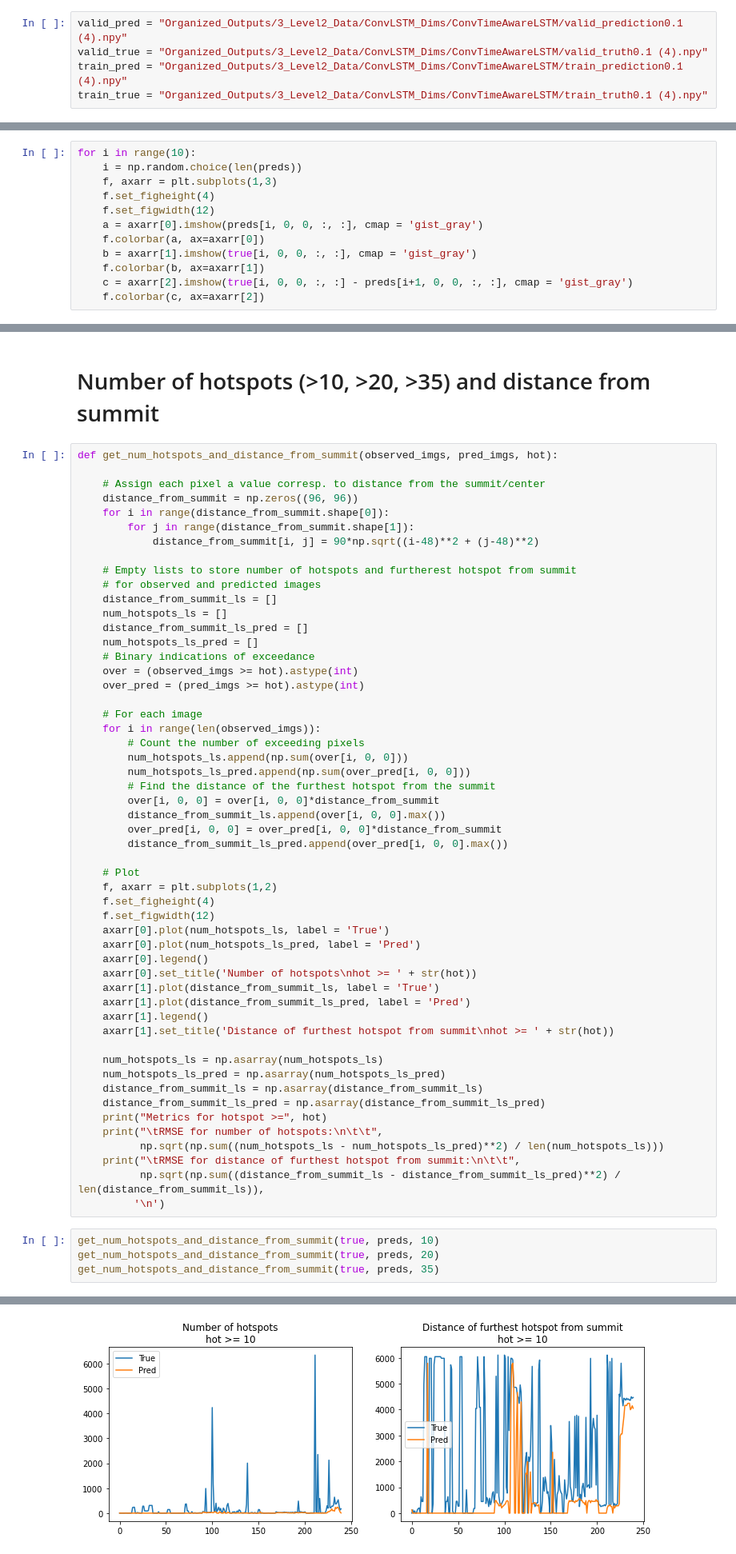
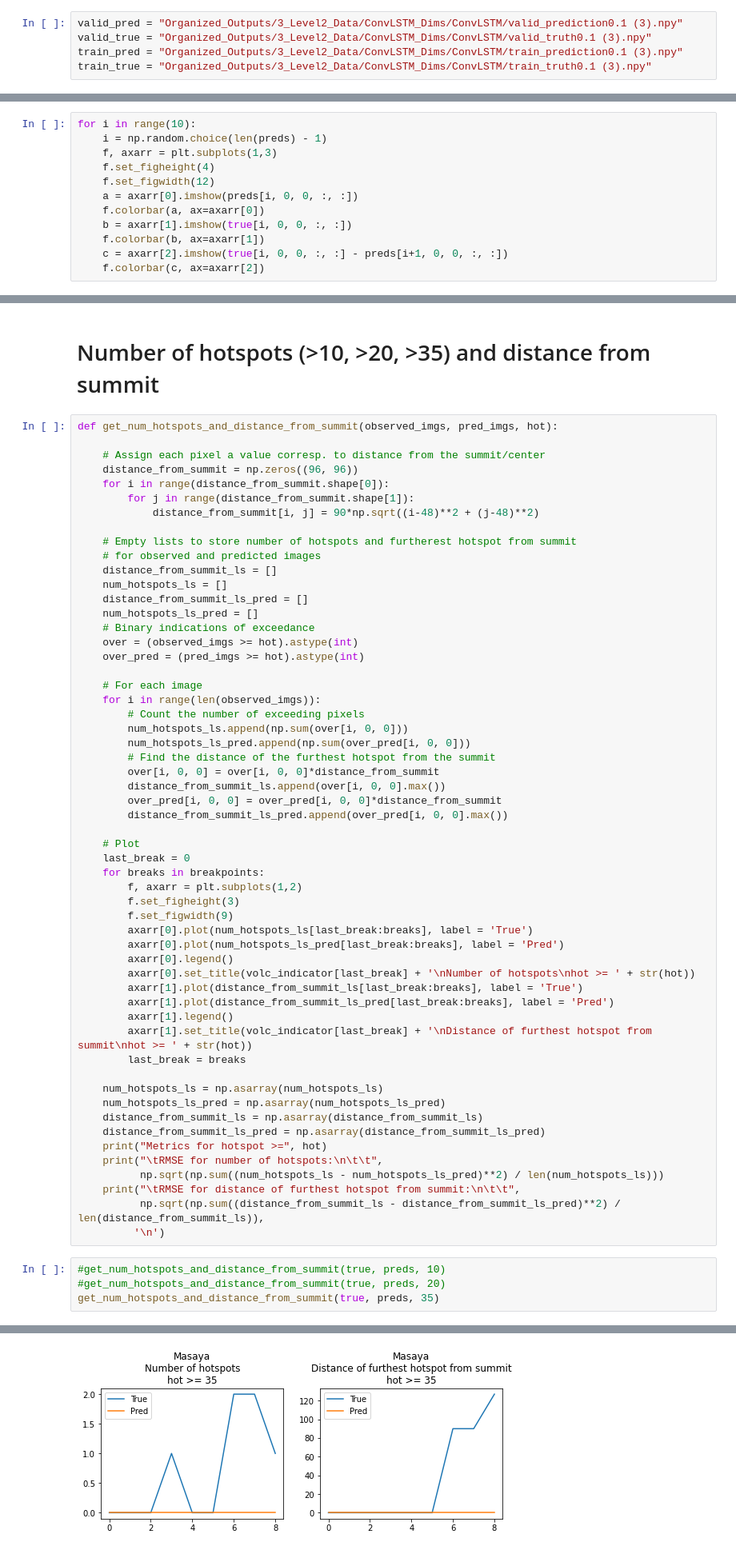
Before and after one commit to jdiaz4302/VolcanoesIR, a Jupyter notebook: 999_Analyze_Results.ipynb, the cells around one changed output, grey strips where cells are left out. Shown at 80% size. Cells and saved outputs as stored; diff of their text form.

```diff
--- a/999_Analyze_Results.ipynb
+++ b/999_Analyze_Results.ipynb
@@ -5,5 +7,5 @@ import matplotlib.pyplot as plt
 # %%
-valid_pred = "Organized_Outputs/3_Level2_Data/ConvLSTM_Dims/ConvTimeAwareLSTM/valid_prediction0.1 (4).npy"
-valid_true = "Organized_Outputs/3_Level2_Data/ConvLSTM_Dims/ConvTimeAwareLSTM/valid_truth0.1 (4).npy"
-train_pred = "Organized_Outputs/3_Level2_Data/ConvLSTM_Dims/ConvTimeAwareLSTM/train_prediction0.1 (4).npy"
-train_true = "Organized_Outputs/3_Level2_Data/ConvLSTM_Dims/ConvTimeAwareLSTM/train_truth0.1 (4).npy"
+valid_pred = "Organized_Outputs/3_Level2_Data/ConvLSTM_Dims/ConvLSTM/valid_prediction0.1 (3).npy"
+valid_true = "Organized_Outputs/3_Level2_Data/ConvLSTM_Dims/ConvLSTM/valid_truth0.1 (3).npy"
+train_pred = "Organized_Outputs/3_Level2_Data/ConvLSTM_Dims/ConvLSTM/train_prediction0.1 (3).npy"
+train_true = "Organized_Outputs/3_Level2_Data/ConvLSTM_Dims/ConvLSTM/train_truth0.1 (3).npy"
@@ -35,14 +51,14 @@ b = plt.hist(preds.flatten(), bins = 100,
 # View some of the validation set images
 # %%
 for i in range(10):
-    i = np.random.choice(len(preds))
+    i = np.random.choice(len(preds) - 1)
     f, axarr = plt.subplots(1,3)
     f.set_figheight(4)
     f.set_figwidth(12)
-    a = axarr[0].imshow(preds[i, 0, 0, :, :], cmap = 'gist_gray')
+    a = axarr[0].imshow(preds[i, 0, 0, :, :])
     f.colorbar(a, ax=axarr[0])
-    b = axarr[1].imshow(true[i, 0, 0, :, :], cmap = 'gist_gray')
+    b = axarr[1].imshow(true[i, 0, 0, :, :])
     f.colorbar(b, ax=axarr[1])
-    c = axarr[2].imshow(true[i, 0, 0, :, :] - preds[i+1, 0, 0, :, :], cmap = 'gist_gray')
+    c = axarr[2].imshow(true[i, 0, 0, :, :] - preds[i+1, 0, 0, :, :])
     f.colorbar(c, ax=axarr[2])
 # %% [output]
@@ -136,17 +163,20 @@ def get_num_hotspots_and_distance_from_summit(observed_imgs, pred_imgs, hot):
         distance_from_summit_ls_pred.append(over_pred[i, 0, 0].max())
 
     # Plot
-    f, axarr = plt.subplots(1,2)
-    f.set_figheight(4)
-    f.set_figwidth(12)
-    axarr[0].plot(num_hotspots_ls, label = 'True')
-    axarr[0].plot(num_hotspots_ls_pred, label = 'Pred')
-    axarr[0].legend()
-    axarr[0].set_title('Number of hotspots\nhot >= ' + str(hot))
-    axarr[1].plot(distance_from_summit_ls, label = 'True')
-    axarr[1].plot(distance_from_summit_ls_pred, label = 'Pred')
-    axarr[1].legend()
-    axarr[1].set_title('Distance of furthest hotspot from summit\nhot >= ' + str(hot))
+    last_break = 0
+    for breaks in breakpoints:
+        f, axarr = plt.subplots(1,2)
+        f.set_figheight(3)
+        f.set_figwidth(9)
+        axarr[0].plot(num_hotspots_ls[last_break:breaks], label = 'True')
+        axarr[0].plot(num_hotspots_ls_pred[last_break:breaks], label = 'Pred')
+        axarr[0].legend()
+        axarr[0].set_title(volc_indicator[last_break] + '\nNumber of hotspots\nhot >= ' + str(hot))
+        axarr[1].plot(distance_from_summit_ls[last_break:breaks], label = 'True')
+        axarr[1].plot(distance_from_summit_ls_pred[last_break:breaks], label = 'Pred')
+        axarr[1].legend()
+        axarr[1].set_title(volc_indicator[last_break] + '\nDistance of furthest hotspot from summit\nhot >= ' + str(hot))
+        last_break = breaks
 
     num_hotspots_ls = np.asarray(num_hotspots_ls)
     num_hotspots_ls_pred = np.asarray(num_hotspots_ls_pred)
@@ -159,7 +189,7 @@ def get_num_hotspots_and_distance_from_summit(observed_imgs, pred_imgs, hot):
           np.sqrt(np.sum((distance_from_summit_ls - distance_from_summit_ls_pred)**2) / len(distance_from_summit_ls)),
          '\n')
 # %%
-get_num_hotspots_and_distance_from_summit(true, preds, 10)
-get_num_hotspots_and_distance_from_summit(true, preds, 20)
+#get_num_hotspots_and_distance_from_summit(true, preds, 10)
+#get_num_hotspots_and_distance_from_summit(true, preds, 20)
 get_num_hotspots_and_distance_from_summit(true, preds, 35)
 # %% [output]
@@ -183 +201 @@ Metrics for hotspot >= 35
-[figure, old version]
+[figure, new version]
```
Also changed, not shown: parts of 16 cells of this notebook.
